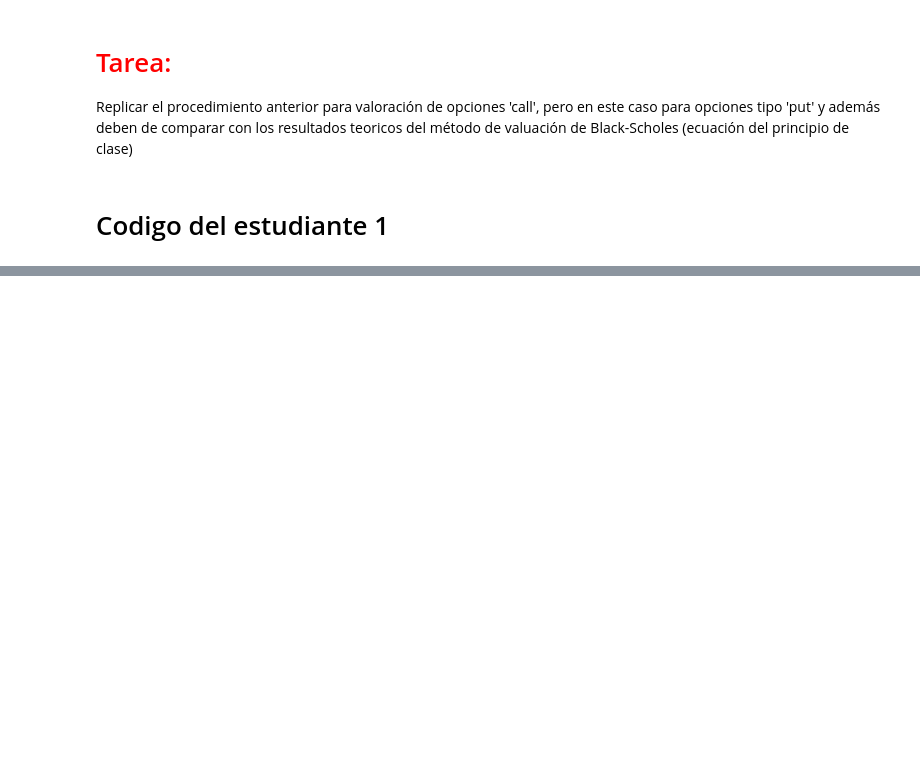
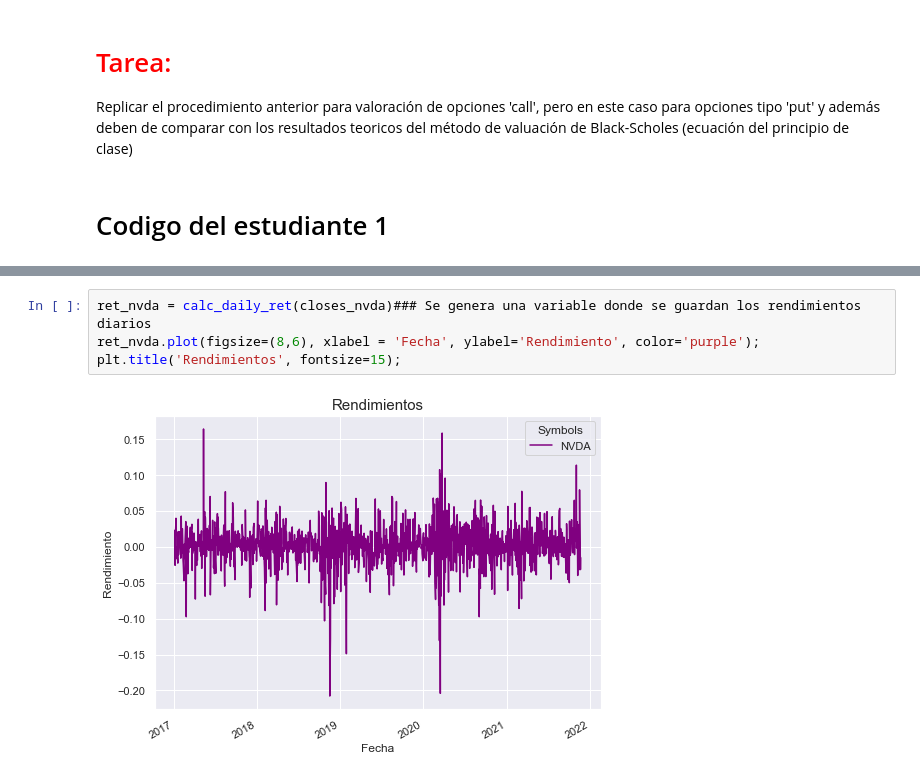
Before and after one commit to Marcoif/Proyecto_Conjunto_MAOchoa_RBetancourt, a Jupyter notebook: Tarea8_MAOchoa_RBetancourt.ipynb, the cells around one changed output, grey strips where cells are left out. Saved outputs shown, nothing was run; the diff lists cells and outputs as text; blank space fills up the shorter version.

```diff
--- a/Tarea8_MAOchoa_RBetancourt.ipynb
+++ b/Tarea8_MAOchoa_RBetancourt.ipynb
@@ -210,0 +65,6 @@ Podemos decir como conclusion que como el metodo simple y el kogaritmico toman l
+# %%
+ret_nvda = calc_daily_ret(closes_nvda)### Se genera una variable donde se guardan los rendimientos diarios
+ret_nvda.plot(figsize=(8,6), xlabel = 'Fecha', ylabel='Rendimiento', color='purple');
+plt.title('Rendimientos', fontsize=15);
+# %% [output]
+[figure, added]
```
Also changed, not shown: parts of 42 cells of this notebook.
